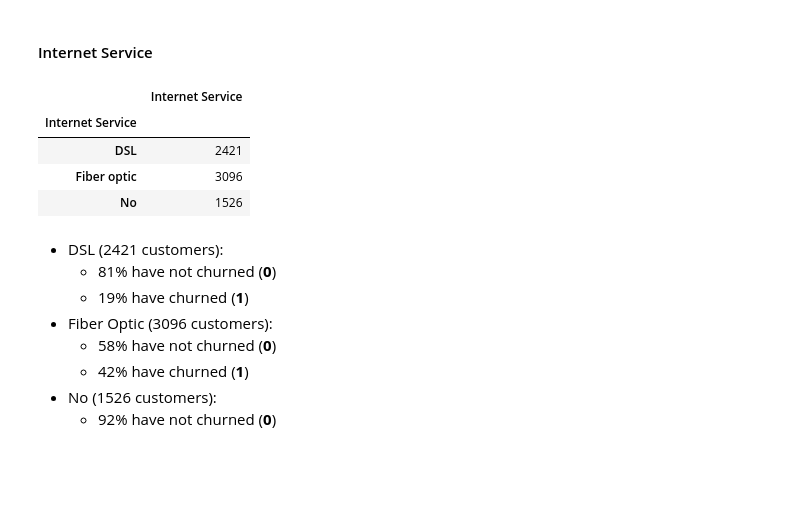
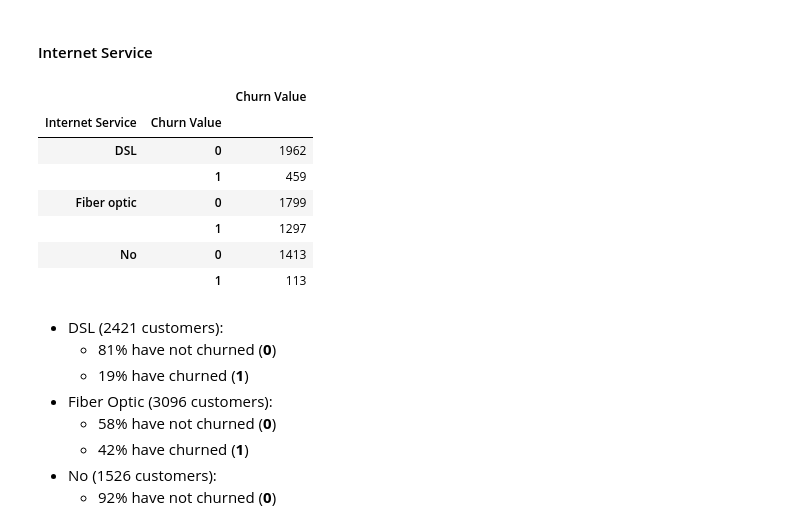
Before and after one commit to rahulshaju2981/Swan_Consulting, a Jupyter notebook: Saka/EDA.ipynb, the cells around one changed output. Drawn from its saved outputs; the diff is of its cells as text; code cells hidden in the pictures; blank space fills up the shorter version.

```diff
--- a/Saka/EDA.ipynb
+++ b/Saka/EDA.ipynb
@@ -366,13 +367,15 @@ df.groupby(['Multiple Lines', 'Churn Value'])[['Churn Value']].count()
 #### Internet Service
 # %%
 df.groupby(['Internet Service', 'Churn Value'])[['Churn Value']].count()
-df.groupby('Internet Service')[['Internet Service']].count()
 # %% [output]
-|  | Internet Service |
-| Internet Service |  |
-| DSL | 2421 |
-| Fiber optic | 3096 |
-| No | 1526 |
+|  |  | Churn Value |
+| Internet Service | Churn Value |  |
+| DSL | 0 | 1962 |
+|  | 1 | 459 |
+| Fiber optic | 0 | 1799 |
+|  | 1 | 1297 |
+| No | 0 | 1413 |
+|  | 1 | 113 |
 # %% [markdown]
 * DSL (2421 customers):
     * 81% have not churned (**0**)
```
Also changed, not shown: parts of 2 cells of this notebook.
